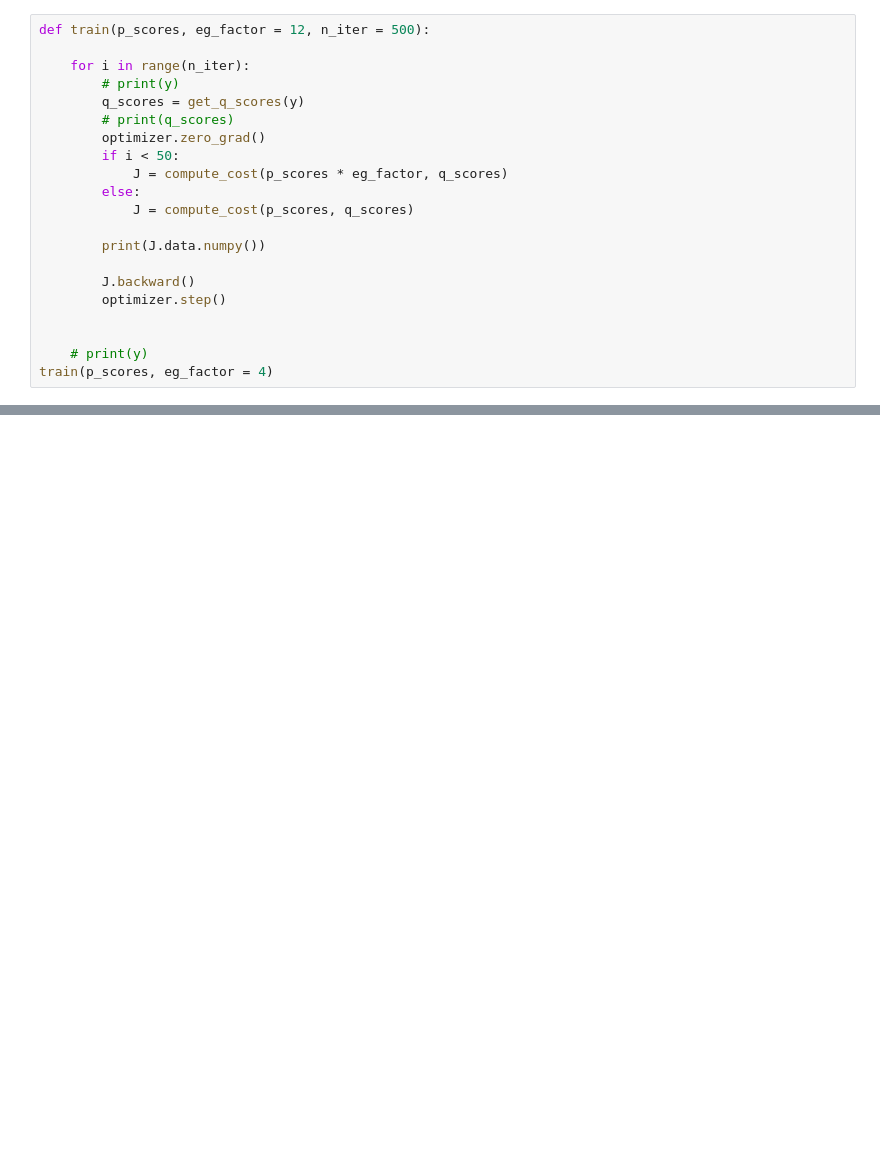
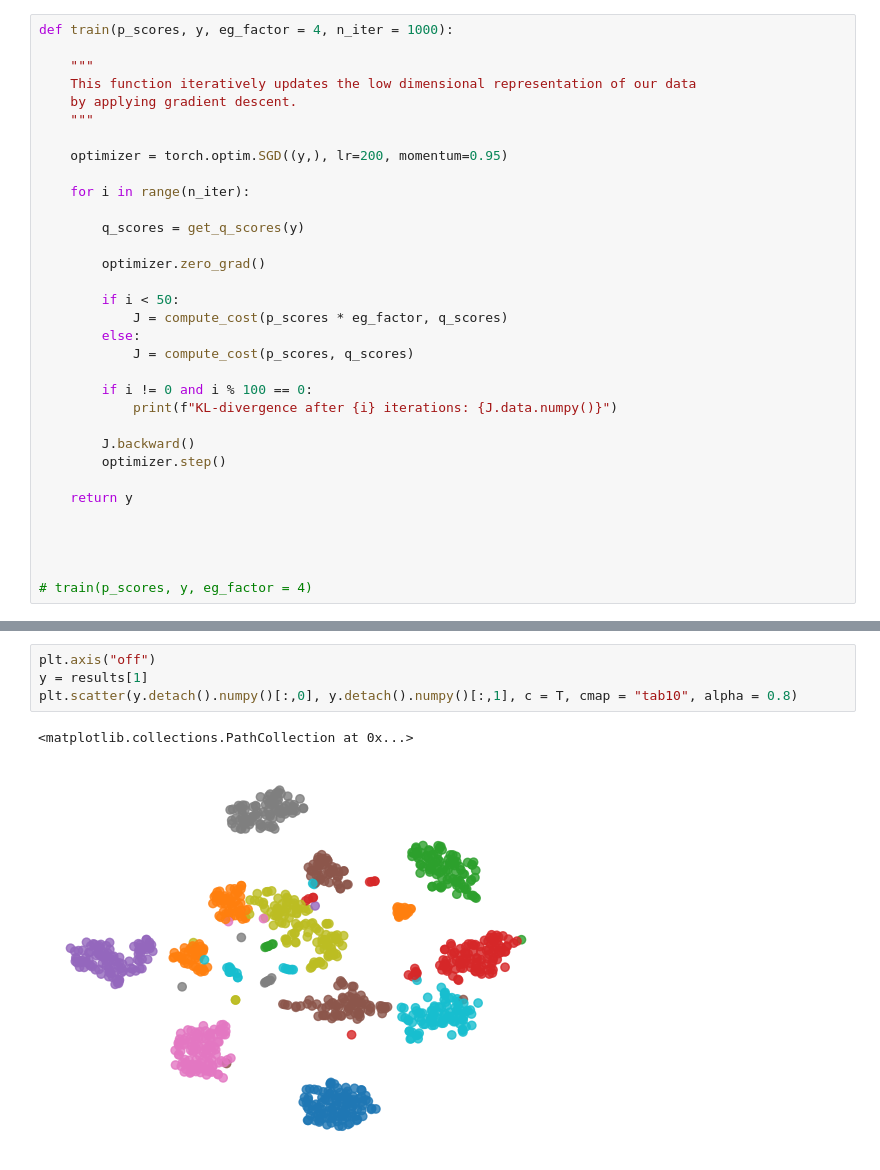
Before and after one commit to ManuelWelte/TSNE_python, a Jupyter notebook: python_tsne.ipynb, the cells around one changed output, grey strips where cells are left out. Drawn from its saved outputs; the diff is of its cells as text; blank space fills up the shorter version.

Commit message:
PCA initialization, comments, evaluation functions

```diff
--- a/python_tsne.ipynb
+++ b/python_tsne.ipynb
@@ -103,21 +117,33 @@ optimizer = torch.optim.SGD((y,), lr=100, momentum=0.95)
 # %%
-def train(p_scores, eg_factor = 12, n_iter = 500):
+def train(p_scores, y, eg_factor = 4, n_iter = 1000):
+
+    """
+    This function iteratively updates the low dimensional representation of our data
+    by applying gradient descent.
+    """
+
+    optimizer = torch.optim.SGD((y,), lr=200, momentum=0.95)
 
     for i in range(n_iter):
-        # print(y)
+
         q_scores = get_q_scores(y)
-        # print(q_scores)
+
         optimizer.zero_grad()
+
         if i < 50:
             J = compute_cost(p_scores * eg_factor, q_scores)
         else:
             J = compute_cost(p_scores, q_scores)
 
-        print(J.data.numpy())
+        if i != 0 and i % 100 == 0:
+            print(f"KL-divergence after {i} iterations: {J.data.numpy()}")
 
         J.backward()
         optimizer.step()
 
+    return y
 
-    # print(y)
-train(p_scores, eg_factor = 4)
+
+
+
+# train(p_scores, y, eg_factor = 4)
@@ -142,3 +202,10 @@ train(p_scores, eg_factor = 4)
+# %%
+plt.axis("off")
+y = results[1]
+plt.scatter(y.detach().numpy()[:,0], y.detach().numpy()[:,1], c = T, cmap = "tab10", alpha = 0.8)
+# %% [output]
+<matplotlib.collections.PathCollection at 0x...>
+[figure, added]
 # %%
 from matplotlib import pyplot as plt
 
```
Also changed, not shown: parts of 11 cells of this notebook.
